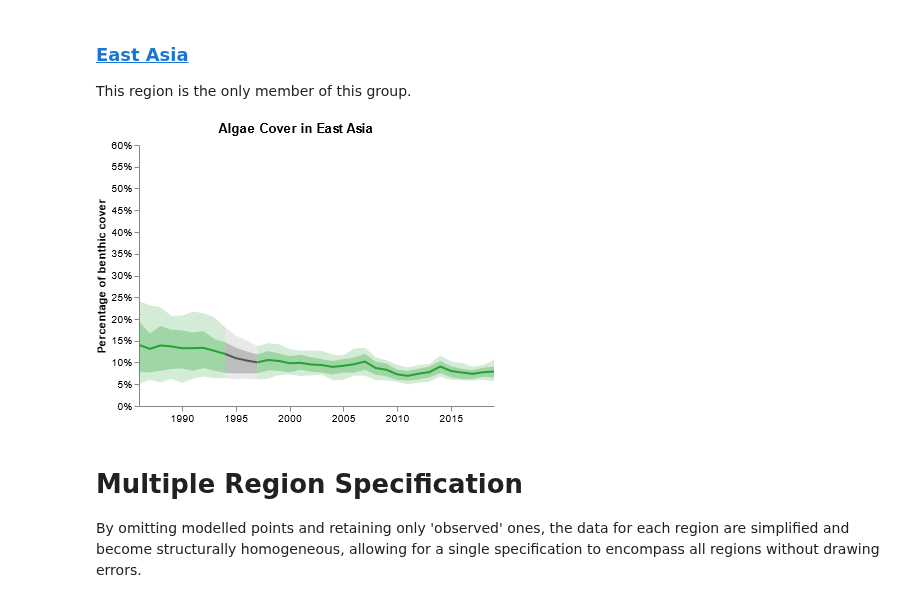
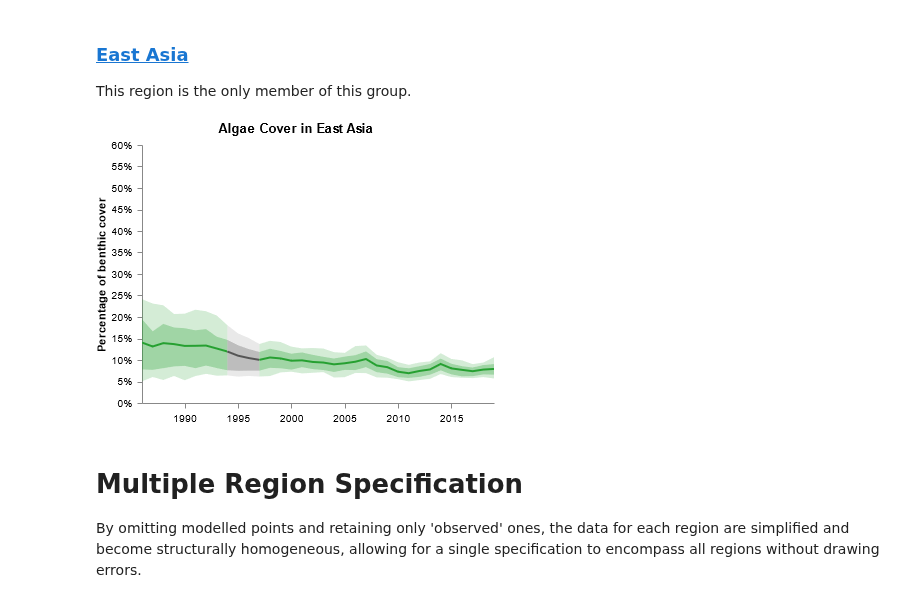
Before and after one commit to pkerins/wri-projects, a Jupyter notebook: ocean-watch/coral/visualizations/algae-cover.ipynb, the cells around one changed output. Drawn from its saved outputs; the diff is of its cells as text; code cells hidden in the pictures.

```diff
--- a/ocean-watch/coral/visualizations/algae-cover.ipynb
+++ b/ocean-watch/coral/visualizations/algae-cover.ipynb
@@ -113,12 +113,16 @@ spec=json.loads("""
       "orient": "bottom",
       "scale": "xscale",
       "labelFlush": true,
-      "labelOverlap": true
+      "labelOverlap": true,
+      "labelPadding": 5
     },
     {
       "orient": "left",
       "scale": "yscale",
       "title": "Percentage of benthic cover",
+      "labelAlign": "right",
+      "labelBaseline": "middle",
+      "labelPadding": 5,
       "format": "%"
     }
   ],
@@ -370,12 +374,16 @@ spec=json.loads("""
       "orient": "bottom",
       "scale": "xscale",
       "labelFlush": true,
-      "labelOverlap": true
+      "labelOverlap": true,
+      "labelPadding": 5
     },
     {
       "orient": "left",
       "scale": "yscale",
       "title": "Percentage of benthic cover",
+      "labelAlign": "right",
+      "labelBaseline": "middle",
+      "labelPadding": 5,
       "format": "%"
     }
   ],
@@ -797,12 +805,16 @@ spec=json.loads("""
       "orient": "bottom",
       "scale": "xscale",
       "labelFlush": true,
-      "labelOverlap": true
+      "labelOverlap": true,
+      "labelPadding": 5
     },
     {
       "orient": "left",
       "scale": "yscale",
       "title": "Percentage of benthic cover",
+      "labelAlign": "right",
+      "labelBaseline": "middle",
+      "labelPadding": 5,
       "format": "%"
     }
   ],
@@ -1041,34 +1053,34 @@ spec=json.loads("""
               "fill": {"value": "#bb6633"},
               "fillOpacity": {"value": 0.7}
             }
           }
         },
         {
           "type": "line",
           "from": {"data": "ac_obs_b"},
           "encode": {
             "update": {
               "x": {"scale": "xscale", "field": "year"},
               "y": {"scale": "yscale", "field": "value"},
               "stroke": {"value": "#26a031"},
               "tooltip": {
                 "signal": "{title:'Algae Cover', 'Region':datum.gcrmn_reg, 'Year':timeFormat(datum.year,'%Y'), 'Cover':format(datum.value,'.2%'), '80% Confidence':format(datum.lower_80*100,'.1f')+'–'+format(datum.upper_80*100,'.1f')+'%', '95% Confidence':format(datum.lower_95*100,'.1f')+'–'+format(datum.upper_95*100,'.1f')+'%', 'Method':(datum.measured ? 'Mean of observations' : 'Modeled')}"
               }
             },
             "hover": {"stroke": {"value": "#bb6633"}}
           }
         }
       ]
     }
   ]
 }
 """)
 vega_view=dict(spec)
 vega_view['width']=widget_width
 vega_view['height']=widget_height
 Vega(vega_view)
 # %% [output]
-[figure, old version]
+[figure, new version]
 # %% [markdown]
 # Multiple Region Specification
 By omitting modelled points and retaining only 'observed' ones, the data for each region are simplified and become structurally homogeneous, allowing for a single specification to encompass all regions without drawing errors.
```
Also changed, not shown: parts of 3 cells of this notebook, 2 other files.
